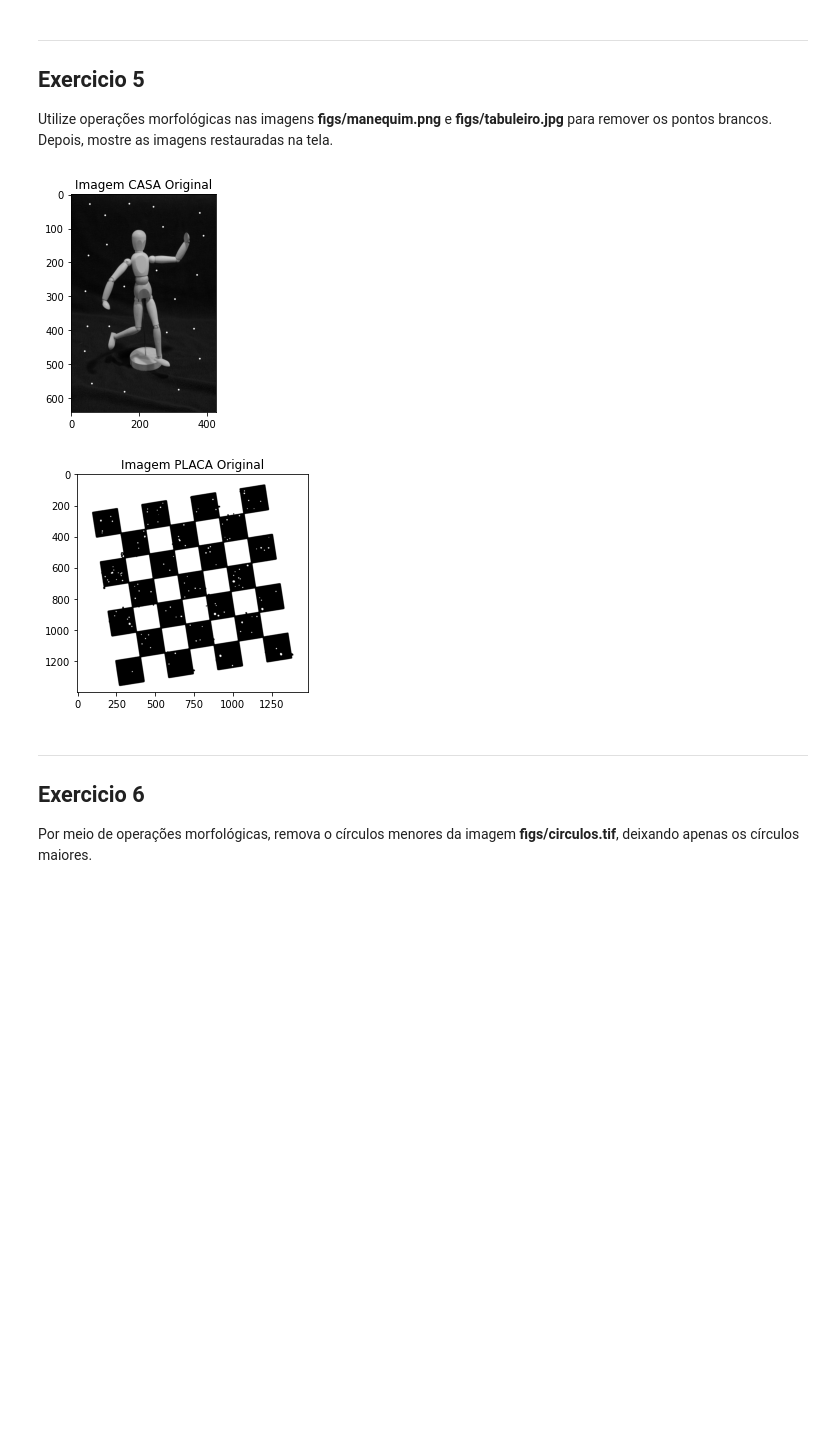
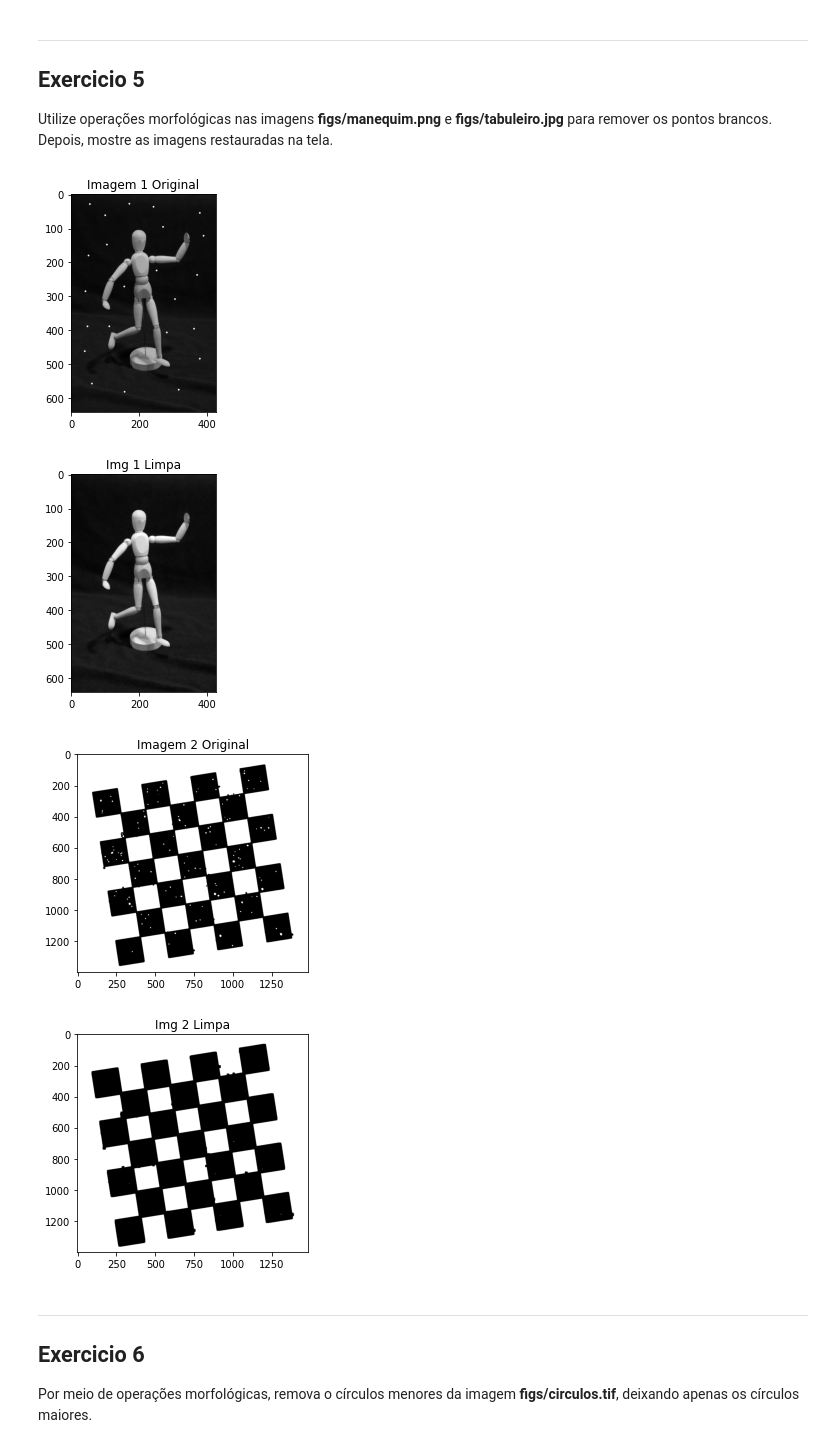
Before and after one commit to m-zaguette/image_processing_ac2, a Jupyter notebook: exerciciosPraticos.ipynb, the cells around one changed output. Saved outputs shown, nothing was run; the diff lists cells and outputs as text; code cells hidden in the pictures; blank space fills up the shorter version.

```diff
--- a/exerciciosPraticos.ipynb
+++ b/exerciciosPraticos.ipynb
@@ -238,19 +228,35 @@ plt.show()
 Utilize operações morfológicas nas imagens **figs/manequim.png** e **figs/tabuleiro.jpg** para remover os pontos brancos. Depois, mostre as imagens restauradas na tela.
 # %%
 ##### Resolva o exercício aqui
+kernel = np.ones((5,5),np.uint8)
+
 img = cv2.imread('figs/manequim.png', cv2.IMREAD_GRAYSCALE)
 img2 = cv2.imread('figs/tabuleiro.png', cv2.IMREAD_GRAYSCALE)
 
 plt.imshow(img, 'gray')
-plt.title('Imagem CASA Original')
+plt.title('Imagem 1 Original')
+plt.show()
+
+imgOpening = cv2.morphologyEx(img, cv2.MORPH_OPEN, kernel)
+plt.imshow(imgOpening, 'gray')
+plt.title('Img 1 Limpa')
 plt.show()
 
 plt.imshow(img2, 'gray')
-plt.title('Imagem PLACA Original')
+plt.title('Imagem 2 Original')
 plt.show()
+
+img2Opening = cv2.morphologyEx(img2, cv2.MORPH_RECT, kernel)
+img2Opening = cv2.morphologyEx(img2Opening, cv2.MORPH_RECT, kernel)
+
+plt.imshow(img2Opening, 'gray')
+plt.title('Img 2 Limpa')
+plt.show()
 # %% [output]
-[figure, old version]
+[figure, new version]
-[figure, old version]
+[figure, new version]
+[figure, added]
+[figure, added]
 # %% [markdown]
 ----
 ## Exercicio 6
```
Also changed, not shown: parts of 11 cells of this notebook, 3 other files.
